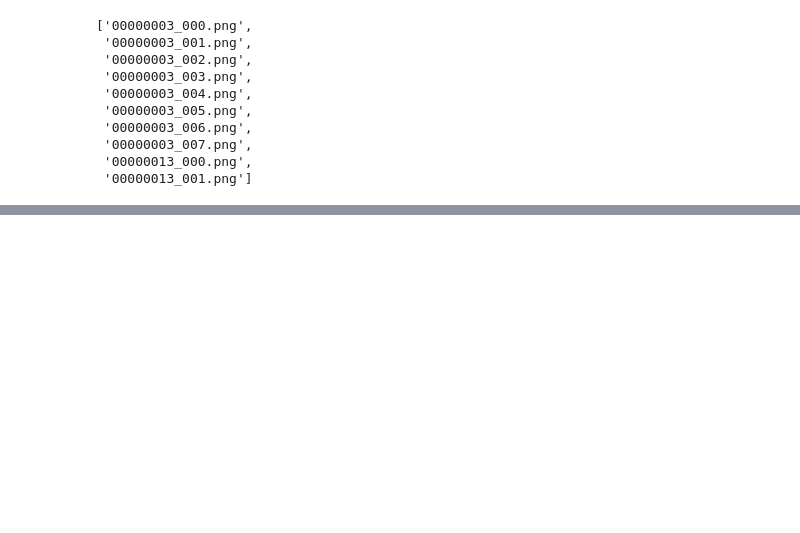
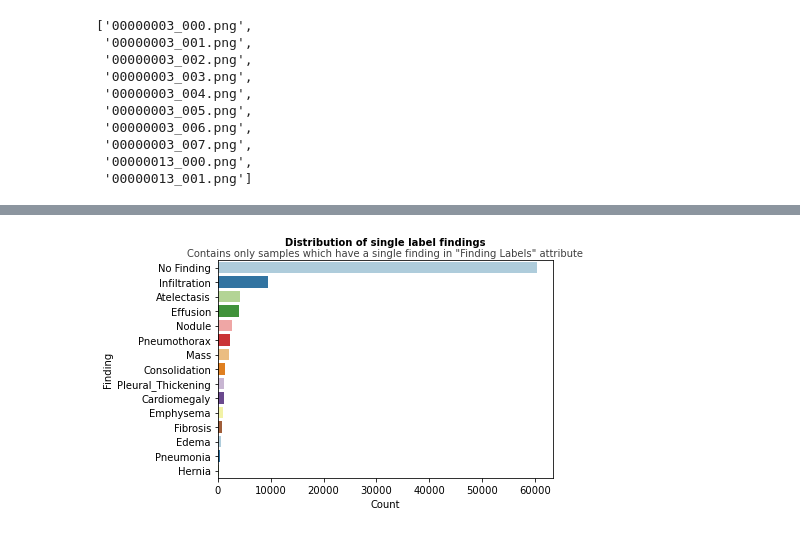
Before and after one commit to roman-studer/fhnw_ds_fs22_del_MC1, a Jupyter notebook: notebooks/eda_labels.ipynb, the cells around one changed output, grey strips where cells are left out. Saved outputs shown, nothing was run; the diff lists cells and outputs as text; code cells hidden in the pictures; blank space fills up the shorter version.

```diff
--- a/notebooks/eda_labels.ipynb
+++ b/notebooks/eda_labels.ipynb
@@ -48,0 +69,3 @@ test_labels[:10]
+# %%
+df_single = df_labels[df_labels['Finding Labels'].str.contains('\|') == False]
+df_single.head()
@@ -48,0 +98,8 @@ test_labels[:10]
+# %%
+g = sns.countplot(data=df_single, y='Finding Labels', palette=CONFIG['COLOR_DISCRETE'],
+                  order=df_single['Finding Labels'].value_counts().index)
+helpers.plot_wrapper(g, 'Distribution of single label findings',
+                     'Contains only samples which have a single finding in "Finding Labels" attribute', 'Count',
+                     'Finding')
+# %% [output]
+[figure, added]
```
Also changed, not shown: parts of 18 cells of this notebook, 2 other files.
